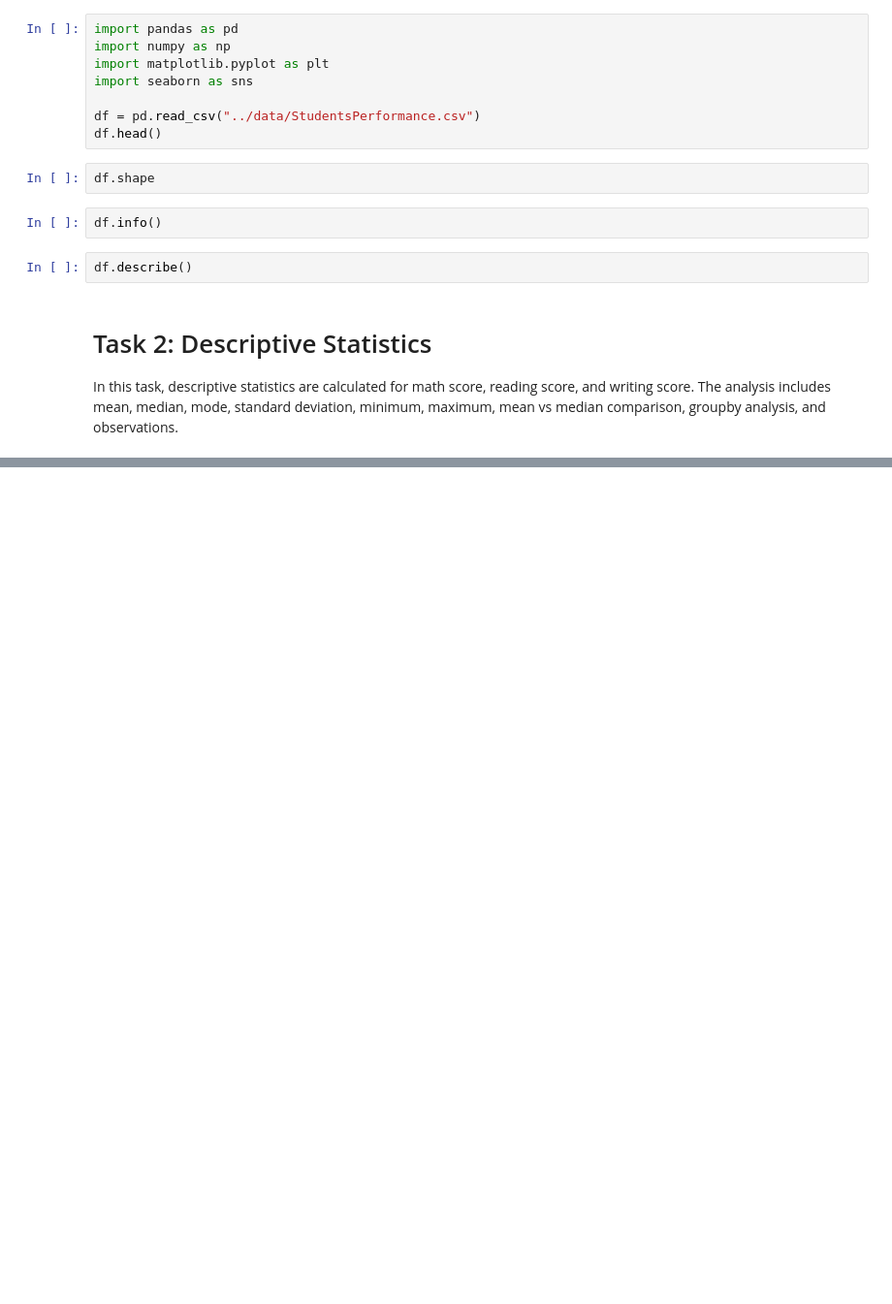
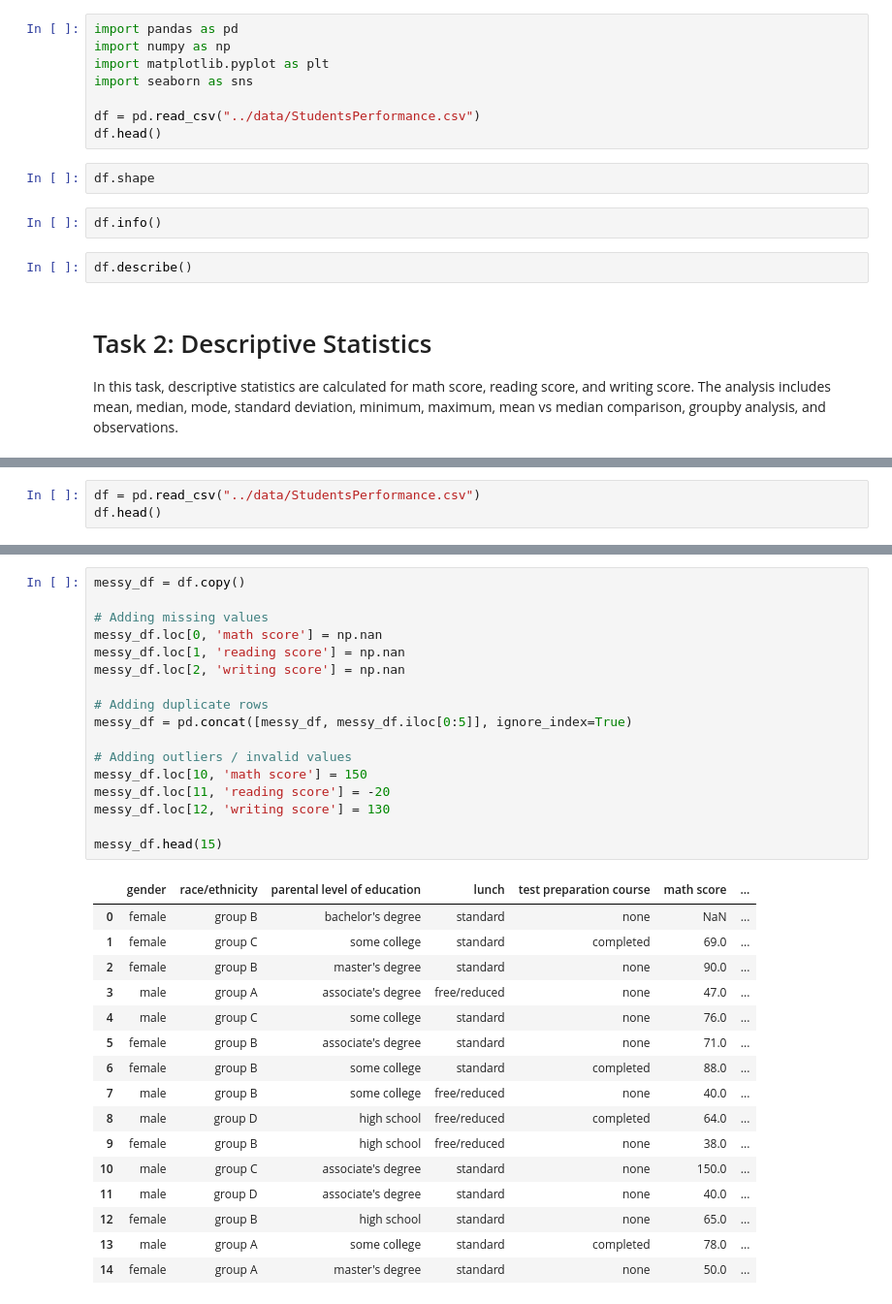
Before and after one commit to usman9234/Student_Performance_Assignment_03, a Jupyter notebook: notebooks/Student_Performance_Analysis.ipynb, the cells around one changed output, grey strips where cells are left out. Shown at 97% size. Saved outputs shown, nothing was run; the diff lists cells and outputs as text; blank space fills up the shorter version.

Commit message:
Add data cleaning analysis

```diff
--- a/notebooks/Student_Performance_Analysis.ipynb
+++ b/notebooks/Student_Performance_Analysis.ipynb
@@ -36,0 +137,3 @@ median_values
+# %%
+df = pd.read_csv("../data/StudentsPerformance.csv")
+df.head()
@@ -36,0 +147,34 @@ median_values
+# %%
+messy_df = df.copy()
+
+# Adding missing values
+messy_df.loc[0, 'math score'] = np.nan
+messy_df.loc[1, 'reading score'] = np.nan
+messy_df.loc[2, 'writing score'] = np.nan
+
+# Adding duplicate rows
+messy_df = pd.concat([messy_df, messy_df.iloc[0:5]], ignore_index=True)
+
+# Adding outliers / invalid values
+messy_df.loc[10, 'math score'] = 150
+messy_df.loc[11, 'reading score'] = -20
+messy_df.loc[12, 'writing score'] = 130
+
+messy_df.head(15)
+# %% [output]
+|  | gender | race/ethnicity | parental level of education | lunch | test preparation course | math score | ... |
+| 0 | female | group B | bachelor's degree | standard | none | NaN | ... |
+| 1 | female | group C | some college | standard | completed | 69.0 | ... |
+| 2 | female | group B | master's degree | standard | none | 90.0 | ... |
+| 3 | male | group A | associate's degree | free/reduced | none | 47.0 | ... |
+| 4 | male | group C | some college | standard | none | 76.0 | ... |
+| 5 | female | group B | associate's degree | standard | none | 71.0 | ... |
+| 6 | female | group B | some college | standard | completed | 88.0 | ... |
+| 7 | male | group B | some college | free/reduced | none | 40.0 | ... |
+| 8 | male | group D | high school | free/reduced | completed | 64.0 | ... |
+| 9 | female | group B | high school | free/reduced | none | 38.0 | ... |
+| 10 | male | group C | associate's degree | standard | none | 150.0 | ... |
+| 11 | male | group D | associate's degree | standard | none | 40.0 | ... |
+| 12 | female | group B | high school | standard | none | 65.0 | ... |
+| 13 | male | group A | some college | standard | completed | 78.0 | ... |
+| 14 | female | group A | master's degree | standard | none | 50.0 | ... |
```
Also changed, not shown: parts of 24 cells of this notebook, 1 other file.
